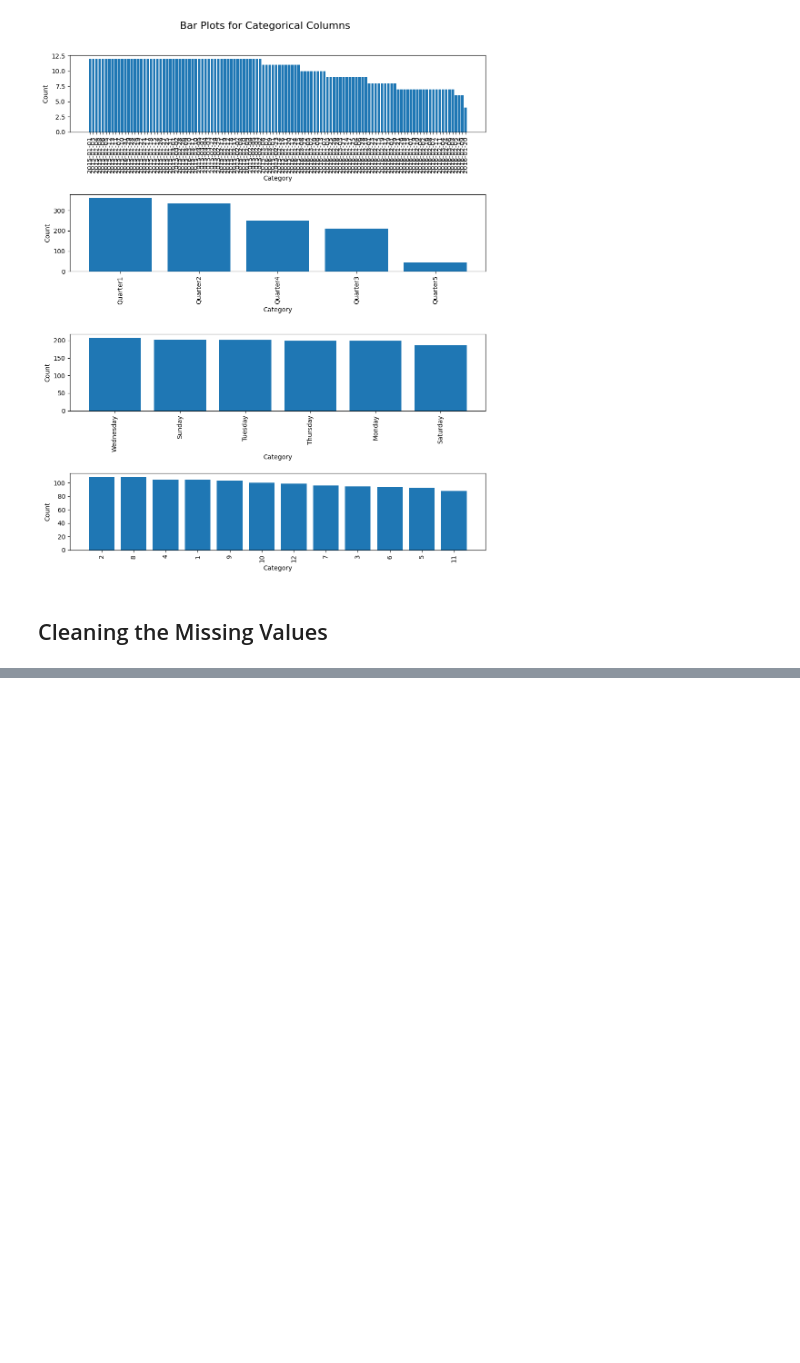
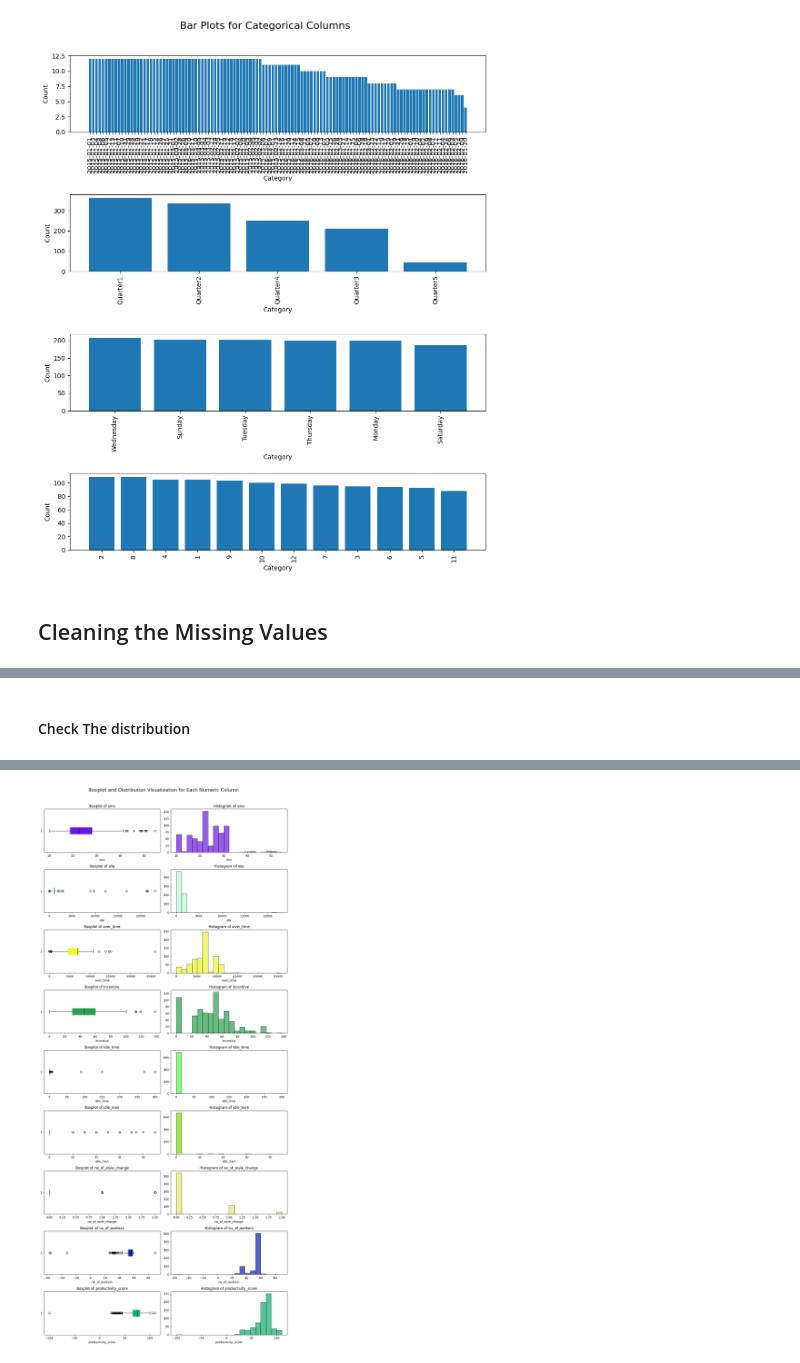
Before and after one commit to Andreas-Lukito/Productivity_Score_Prediction, a Jupyter notebook: Productivity_score_prediction.ipynb, the cells around one changed output, grey strips where cells are left out. Drawn from its saved outputs; the diff is of its cells as text; code cells hidden in the pictures; blank space fills up the shorter version.

Commit message:
fix: Fixed missing values in the data

```diff
--- a/Productivity_score_prediction.ipynb
+++ b/Productivity_score_prediction.ipynb
@@ -507,0 +510,2 @@ categoric_dist_plot(categorical_data)
+# %%
+na_dropped = data.dropna(axis=0)
@@ -507,0 +530,8 @@ categoric_dist_plot(categorical_data)
+# %% [markdown]
+#### Check The distribution
+# %%
+na_dropped_numeric = na_dropped.select_dtypes(include=[np.number])
+na_dropped_categorical = na_dropped.select_dtypes(exclude=[np.number])
+# %%
+numeric_dist_plot(na_dropped_numeric)
+# %% [output]
@@ -507,0 +539 @@ categoric_dist_plot(categorical_data)
+[figure, added]
```
Also changed, not shown: parts of 13 cells of this notebook.
